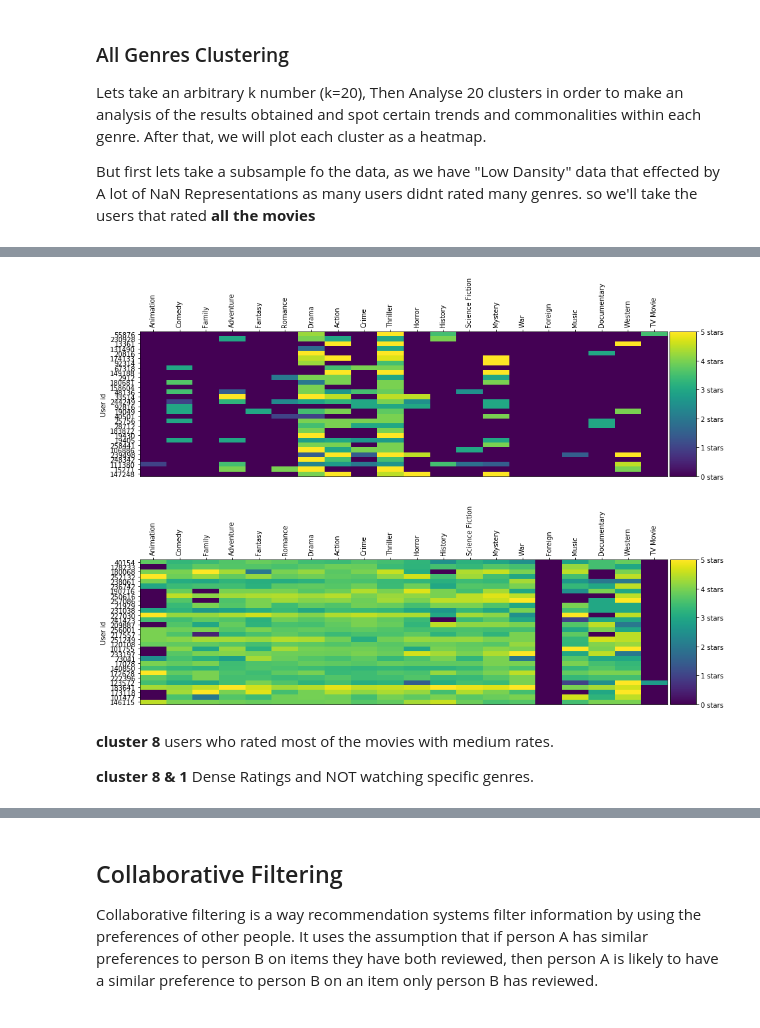
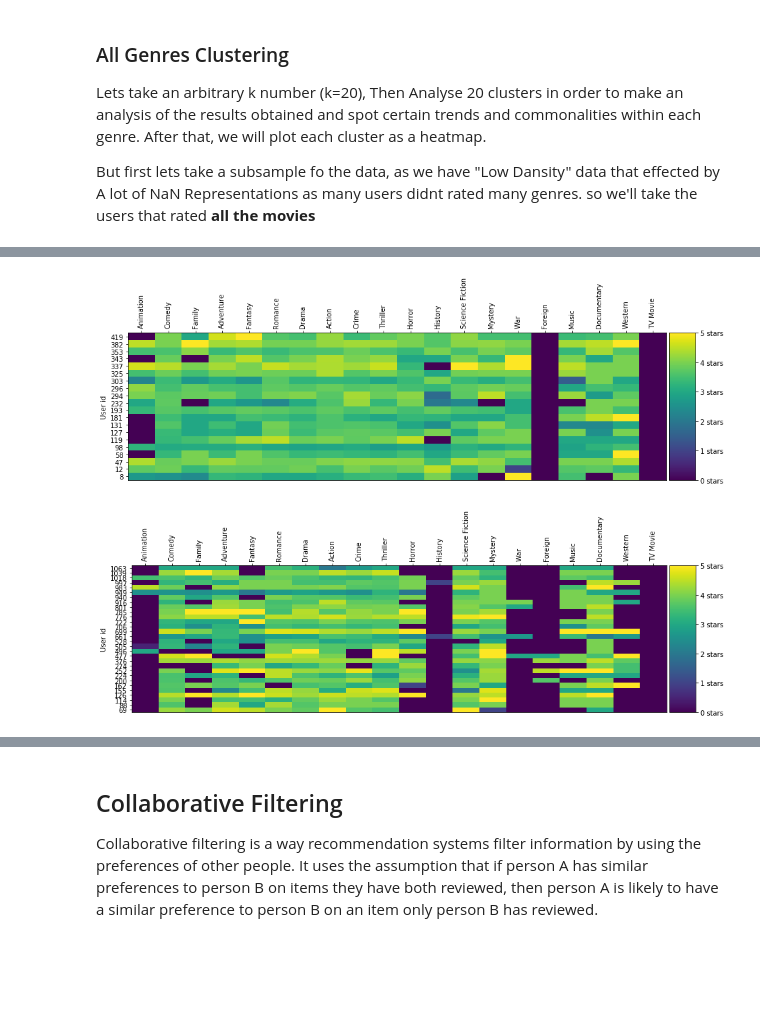
Before and after one commit to ronka/movie-recommendation-notebook, a Jupyter notebook: final_project.ipynb, the cells around one changed output, grey strips where cells are left out. Cells and saved outputs as stored; diff of their text form; code cells hidden in the pictures; blank space fills up the shorter version.

```diff
--- a/final_project.ipynb
+++ b/final_project.ipynb
@@ -578,7 +578,7 @@ But first lets take a subsample fo the data, as we have "Low Dansity" data that
 # %%
 # lets try to take 80% of the data and get some intersting insights
 subsample_amount = int(genre_ratings.shape[0]*0.8)
-subsample_rated_df = genre_ratings.sample(n=subsample_amount,random_state=42)
+subsample_rated_df = genre_ratings[:subsample_amount]
 
 
 # 20 clusters are detrmined and reorder the df
@@ -639,16 +655,12 @@ See the caveats in the documentation: https://pandas.pydata.org/pandas-docs/stab
 # %%
-first_group = clustered[clustered['group']==6]  # 1
-first_group.drop(columns=['group'],inplace=True)
-draw_hm(first_group.head(30))
+seven_group = clustered[clustered['group']==6]
+seven_group.drop(columns=['group'],inplace=True)
+draw_hm(seven_group.head(30))
 # %% [output]
-[figure, old version]
+[figure, new version]
 # %%
-first_group = clustered[clustered['group']==12]
-first_group.drop(columns=['group'],inplace=True)
-draw_hm(first_group.head(30))
+eight_group = clustered[clustered['group']==7]
+eight_group.drop(columns=['group'],inplace=True)
+draw_hm(eight_group.head(30))
 # %% [output]
-[figure, old version]
+[figure, new version]
-# %% [markdown]
-**cluster 8** users who rated most of the movies with medium rates.
-
-**cluster 8 & 1** Dense Ratings and NOT watching specific genres.
```
Also changed, not shown: parts of 21 cells of this notebook.
